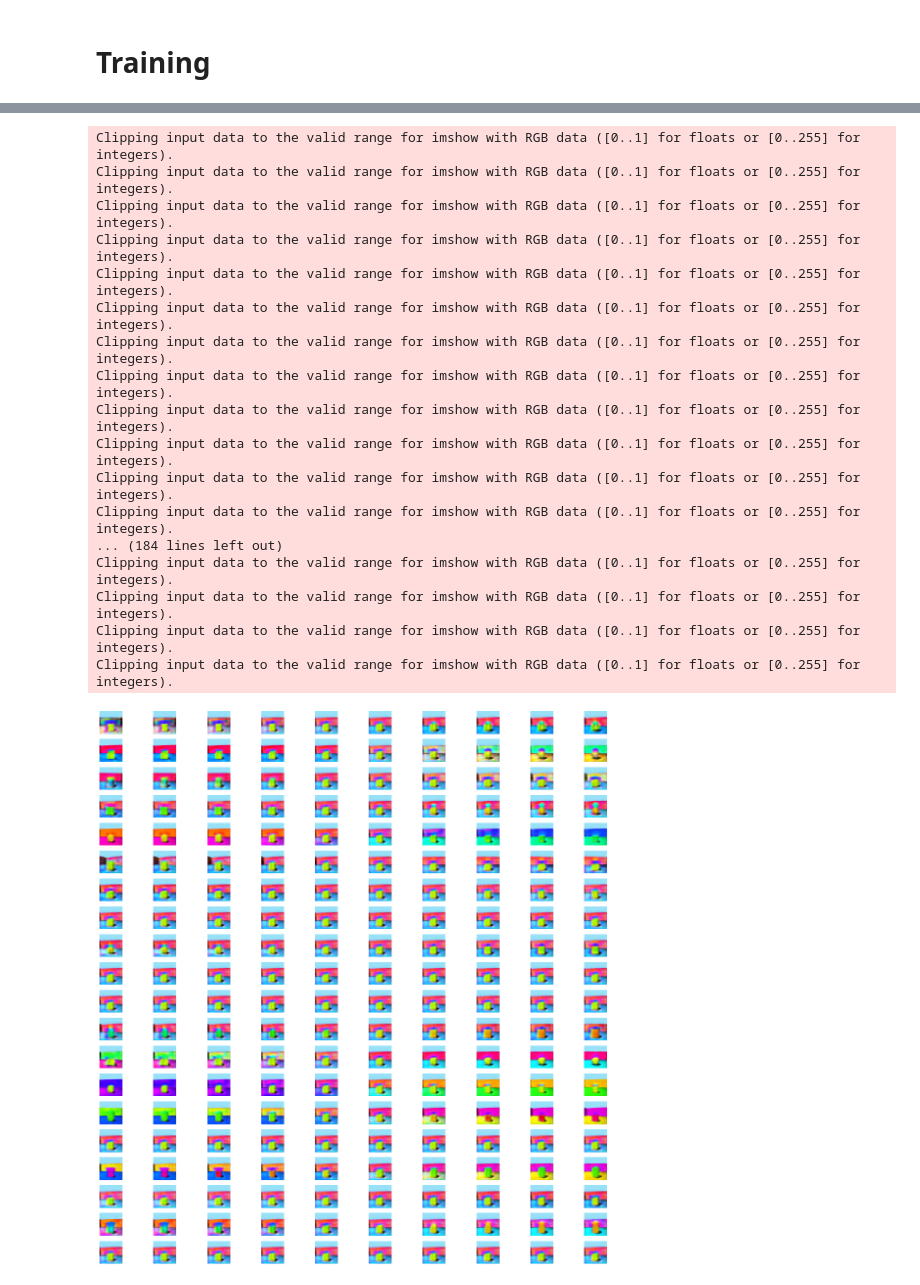
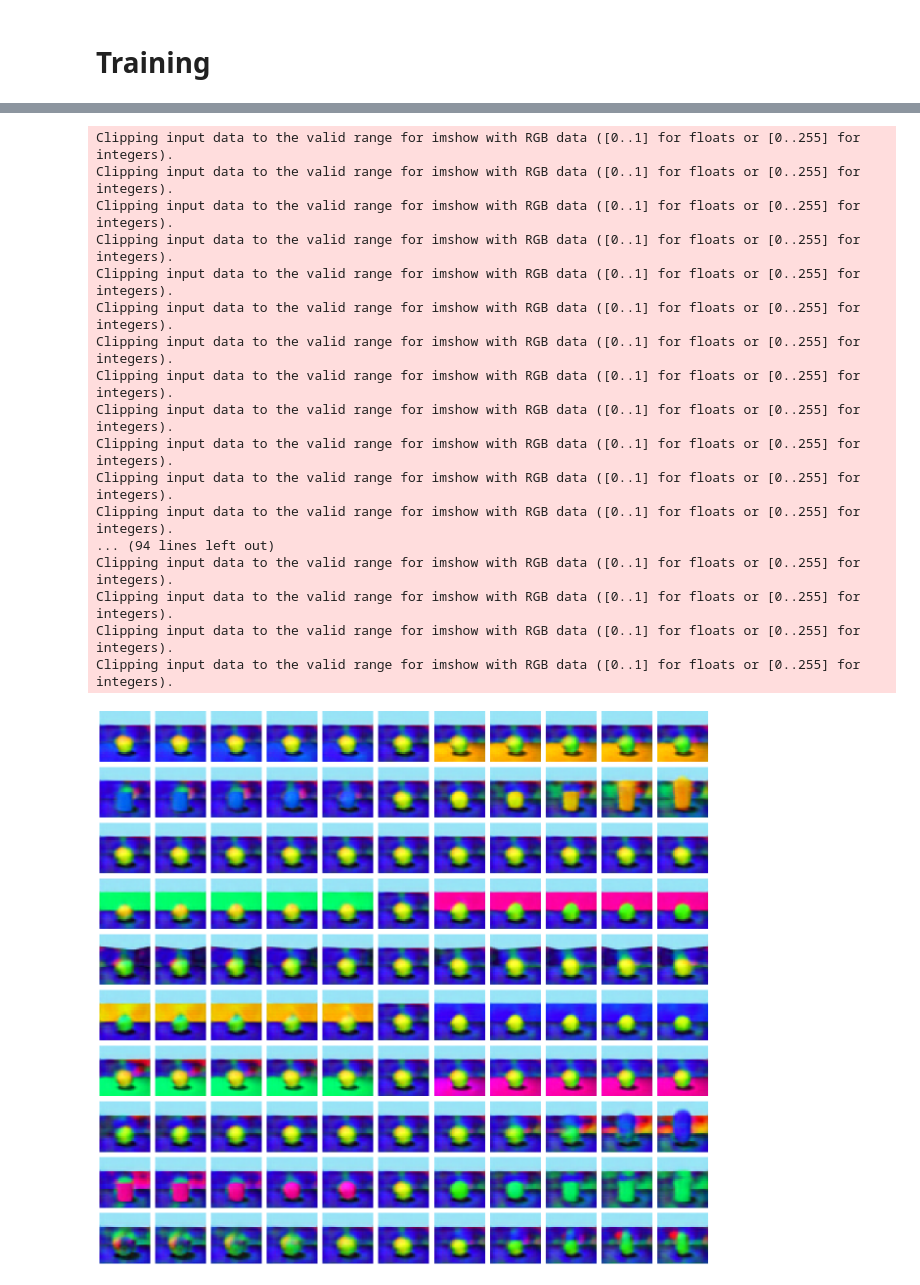
Before and after one commit to elda27/FactorVAE, a Jupyter notebook: FactorVAE.ipynb, the cells around one changed output, grey strips where cells are left out. Saved outputs shown, nothing was run; the diff lists cells and outputs as text; code cells hidden in the pictures.

```diff
--- a/FactorVAE.ipynb
+++ b/FactorVAE.ipynb
@@ -295,7 +295,7 @@ from IPython.display import Image, display_png, clear_output
 #%matplotlib widget
 %matplotlib inline
 #%matplotlib notebook
-epochs = 100
+epochs = 200
 latent_dim = 10
 num_examples_to_generate = 16
 
@@ -373,7 +373,7 @@ def compute_loss(model, x):
         'loss': {
             'Reconstruct': tf.reduce_mean(loss_reconst),
             'KL-d': tf.reduce_mean(loss_kld) * 1e-1,
-            'TotalCorrelation': tf.reduce_mean(loss_tc) * 1e-2,
+            'TotalCorrelation': tf.reduce_mean(loss_tc),
             #'Quality': loss_quality,
         },
         'loss_disc': {
@@ -498,0 +496,8 @@ loss_history['vae/TotalCorrelation'][-1]
+# %%
+model = ResidualConvVAE(
+    [8, 16, 32], latent_dim,
+    out_ch=3,  kernel_size=3,
+    n_freq_residual=5,
+    #initializer=tf.initializers.glorot_normal,
+)
+model.load_weights('VAE.FactorVAE.model')
@@ -518,36 +525,36 @@ grid.fig.show()
 # %%
 # Latent traversal about each axis
 
-traversal_samples = 10
+traversal_samples = 11
 fig, axes = plt.subplots(latent_dim, traversal_samples, figsize=(16 * traversal_samples / 10, 16))
 
 for latent_index in trange(latent_dim):
     images = []
     latent = np.zeros((traversal_samples, latent_dim), dtype=np.float32)
     latent[:, latent_index] = np.linspace(-2.0, 2.0, traversal_samples)
     images = model.decode(latent).numpy()
     for img, ax in zip(images, axes[latent_index]):
         ax.imshow(img)
         ax.axis('off')
 fig.tight_layout()
 fig.show()
 fig.savefig('LatentTraversal.png')
 # %% [output]
 Clipping input data to the valid range for imshow with RGB data ([0..1] for floats or [0..255] for integers).
 Clipping input data to the valid range for imshow with RGB data ([0..1] for floats or [0..255] for integers).
 Clipping input data to the valid range for imshow with RGB data ([0..1] for floats or [0..255] for integers).
 Clipping input data to the valid range for imshow with RGB data ([0..1] for floats or [0..255] for integers).
 Clipping input data to the valid range for imshow with RGB data ([0..1] for floats or [0..255] for integers).
 Clipping input data to the valid range for imshow with RGB data ([0..1] for floats or [0..255] for integers).
 Clipping input data to the valid range for imshow with RGB data ([0..1] for floats or [0..255] for integers).
 Clipping input data to the valid range for imshow with RGB data ([0..1] for floats or [0..255] for integers).
 Clipping input data to the valid range for imshow with RGB data ([0..1] for floats or [0..255] for integers).
 Clipping input data to the valid range for imshow with RGB data ([0..1] for floats or [0..255] for integers).
 Clipping input data to the valid range for imshow with RGB data ([0..1] for floats or [0..255] for integers).
 Clipping input data to the valid range for imshow with RGB data ([0..1] for floats or [0..255] for integers).
-... (184 lines left out)
+... (94 lines left out)
 Clipping input data to the valid range for imshow with RGB data ([0..1] for floats or [0..255] for integers).
 Clipping input data to the valid range for imshow with RGB data ([0..1] for floats or [0..255] for integers).
 Clipping input data to the valid range for imshow with RGB data ([0..1] for floats or [0..255] for integers).
 Clipping input data to the valid range for imshow with RGB data ([0..1] for floats or [0..255] for integers).
-[figure, old version]
+[figure, new version]
```
Also changed, not shown: parts of 5 cells of this notebook, 16 other files.
